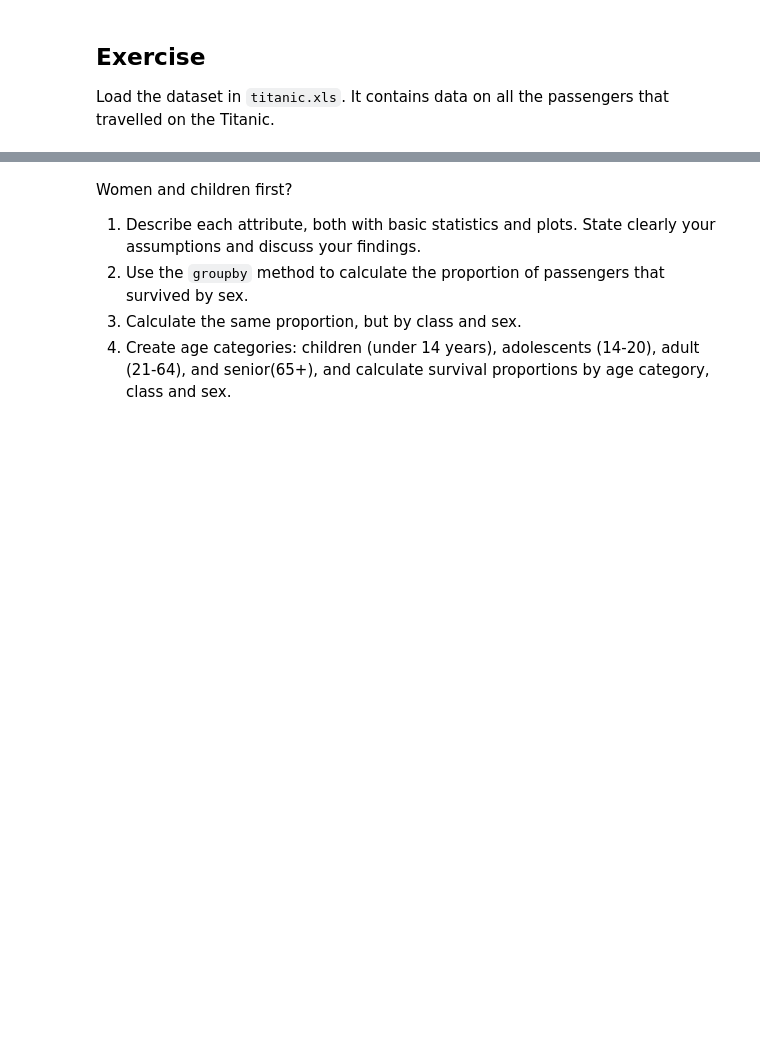
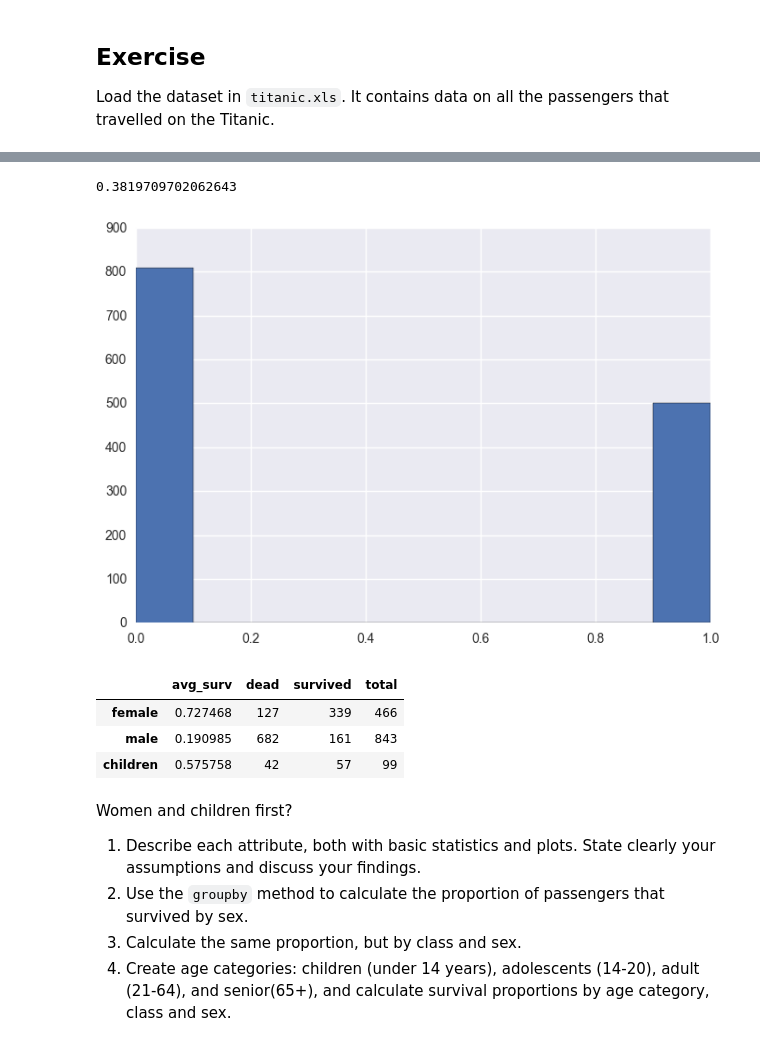
Before and after one commit to nutka7/Homework, a Jupyter notebook: 01 - Pandas and Data Wrangling/Data Wrangling with Pandas.ipynb, the cells around one changed output, grey strips where cells are left out. Saved outputs shown, nothing was run; the diff lists cells and outputs as text; code cells hidden in the pictures; blank space fills up the shorter version.

Commit message:
Data Wrangling done, check it out!

```diff
--- a/01 - Pandas and Data Wrangling/Data Wrangling with Pandas.ipynb
+++ b/01 - Pandas and Data Wrangling/Data Wrangling with Pandas.ipynb
@@ -1055,3 +1085,32 @@ c_cat_surv_c_class_female
+# %%
+titanic['survived'].hist()
+titanic.survived.mean()#more dead (843) than alive (466)
+# %% [output]
+0.3819709702062643
+[figure, added]
+# %%
+
+sexes=titanic.groupby('sex')
+sexes_count=sexes['sex'].count()
+fem_dead_num=females[females.survived==0]
+fem_dead_num=fem_dead_num.survived.count()
+mal_dead_num=males[males.survived==0]
+mal_dead_num=mal_dead_num.survived.count()
+a_cat_surv=a_cat[a_cat.survived==1]
+a_cat_surv_fem=a_cat_surv[a_cat_surv.sex=='female'].survived.count()
+a_cat_surv_fem=a_cat_surv[a_cat_surv.sex=='male'].survived.count()
+a_cat_total=a_cat.survived.count()
+sexes_data={'survived':pd.Series([females_surv_num.values[0],males_surv_num.values[0],a_cat_surv.count().values[0]],index=['female','male','children'])
+            ,'dead':pd.Series([fem_dead_num,mal_dead_num,a_cat_total-a_cat_surv.count().values[0]],index=['female','male','children'])
+            ,'total':pd.Series([females.survived.count(),males.survived.count(),a_cat_total],index=['female','male','children'])
+            ,'avg_surv':pd.Series([females_surv_num.values[0]/females.survived.count(),males_surv_num.values[0]/males.survived.count(),a_cat_surv.count().values[0]/a_cat_total],index=['female','male','children'])}
+
+pd.DataFrame(sexes_data)
+# %% [output]
+|  | avg_surv | dead | survived | total |
+| female | 0.727468 | 127 | 339 | 466 |
+| male | 0.190985 | 682 | 161 | 843 |
+| children | 0.575758 | 42 | 57 | 99 |
 # %% [markdown]
 
 Women and children first?
```
Also changed, not shown: parts of 3 cells of this notebook.
